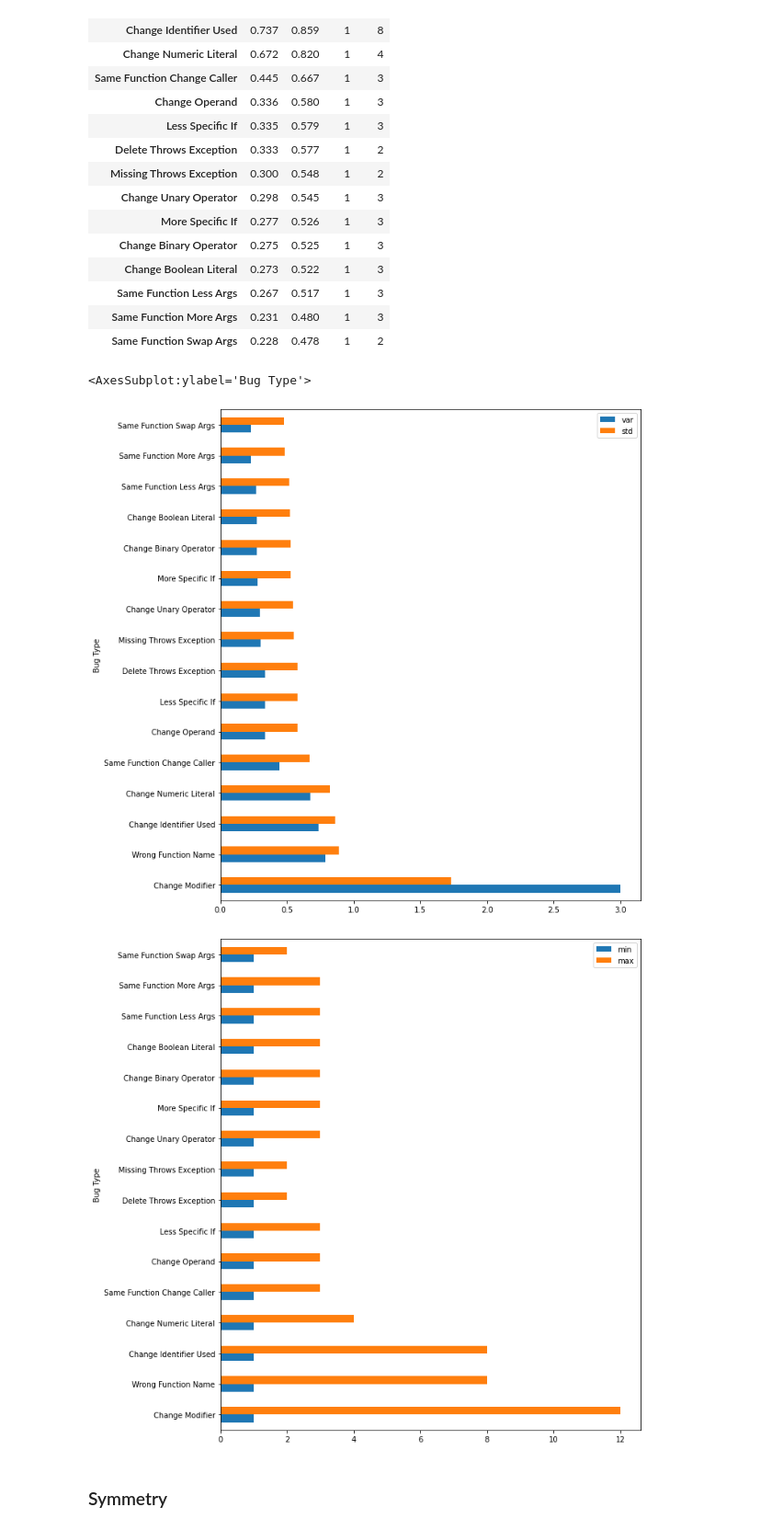
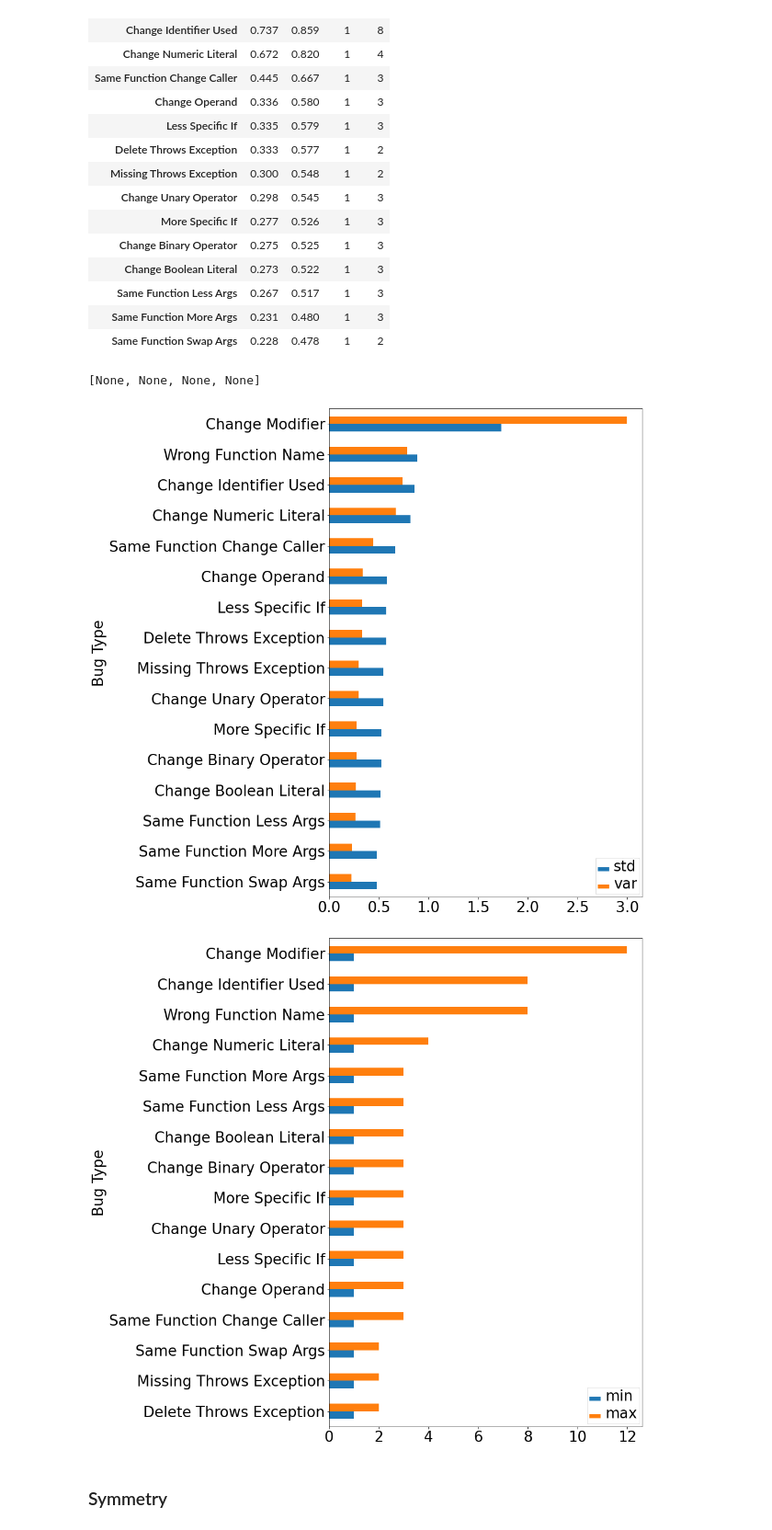
Before and after one commit to parvezmrobin/msr-2021, a Jupyter notebook: notebooks/RQ1.ipynb, the cells around one changed output. Shown at 92% size. Drawn from its saved outputs; the diff is of its cells as text; code cells hidden in the pictures.

```diff
--- a/notebooks/RQ1.ipynb
+++ b/notebooks/RQ1.ipynb
@@ -280,13 +291,25 @@ variance_df
 | Same Function Less Args | 0.267 | 0.517 | 1 | 3 |
 | Same Function More Args | 0.231 | 0.480 | 1 | 3 |
 | Same Function Swap Args | 0.228 | 0.478 | 1 | 2 |
-# %%
-variance_df[['var', 'std']].plot.barh(figsize=(10, 12))
-variance_df[['min', 'max']].plot.barh(figsize=(10, 12))
-# %% [output]
-<AxesSubplot:ylabel='Bug Type'>
-[figure, removed]
-[figure, removed]
+# %%
+fontsize= 26
+ax = variance_df[['std', 'var']].sort_values('var')\
+    .plot.barh(figsize=(10, 16), fontsize=fontsize)
+ax.yaxis.label.set_fontsize(fontsize)
+t = ax.get_legend().get_texts()
+plt.setp(t, fontsize=fontsize)
+ax = variance_df[['min', 'max']].sort_values('max')\
+    .plot.barh(
+    figsize=(10, 16),
+    fontsize=fontsize,
+)
+ax.yaxis.label.set_fontsize(fontsize)
+t = ax.get_legend().get_texts()
+plt.setp(t, fontsize=fontsize)
+# %% [output]
+[None, None, None, None]
+[figure, added]
+[figure, added]
 # %% [markdown]
 ### Symmetry
 # %%
```
Also changed, not shown: parts of 8 cells of this notebook, 1 other file.
